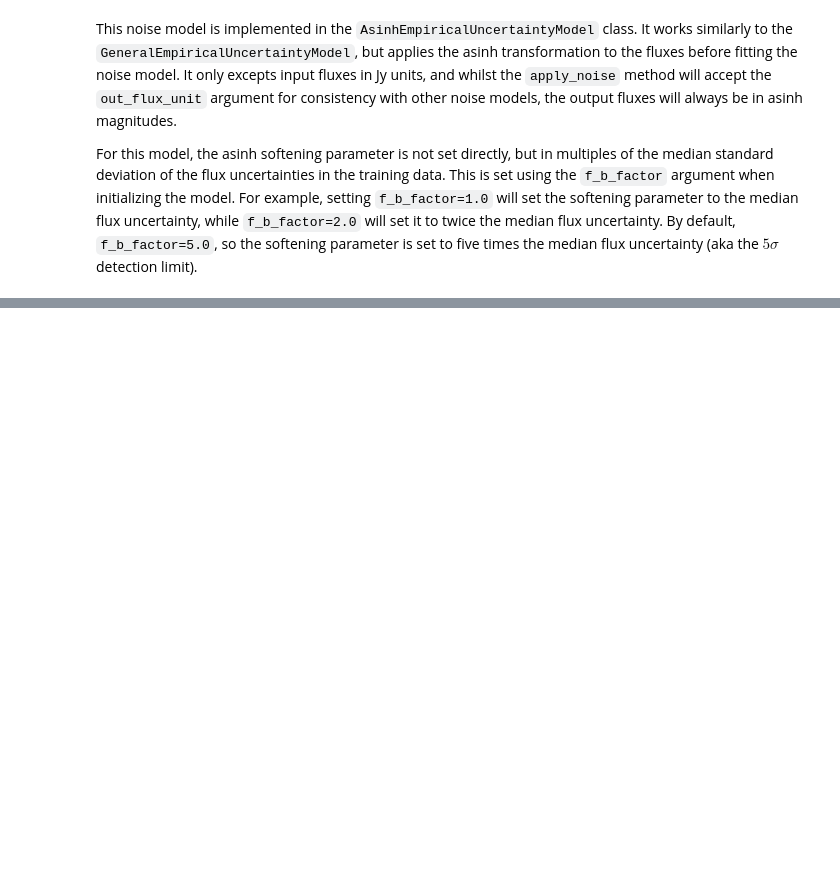
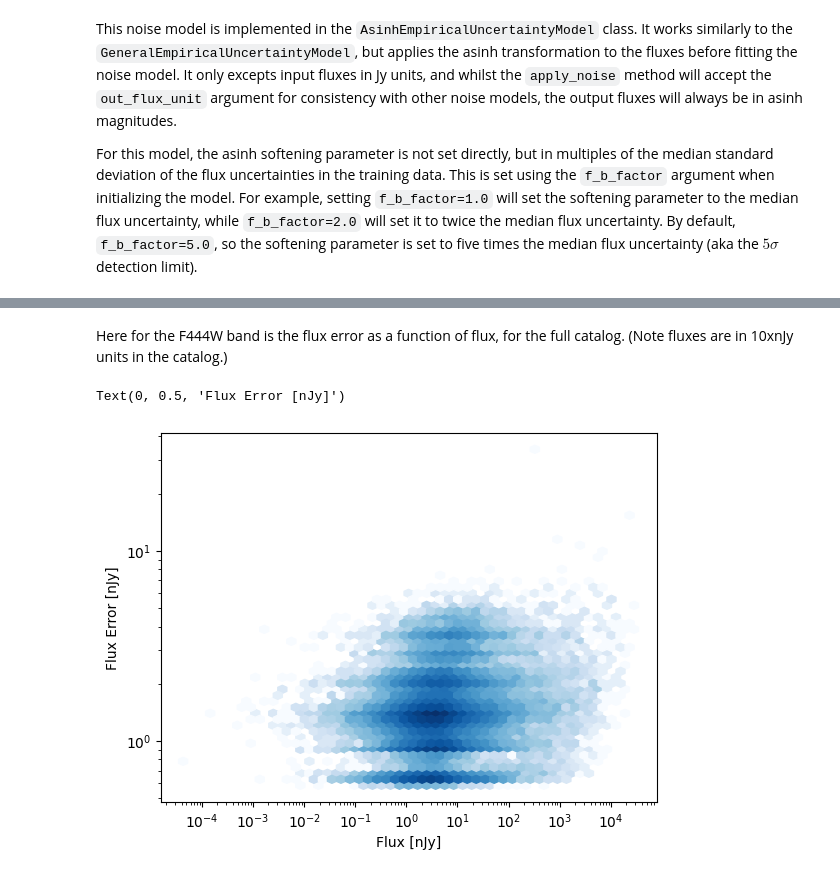
Before and after one commit to synthesizer-project/synference, a Jupyter notebook: docs/source/noise_modelling/noise_models.ipynb, the cells around one changed output, grey strips where cells are left out. Drawn from its saved outputs; the diff is of its cells as text; code cells hidden in the pictures; blank space fills up the shorter version.

```diff
--- a/docs/source/noise_modelling/noise_models.ipynb
+++ b/docs/source/noise_modelling/noise_models.ipynb
@@ -118,0 +149,22 @@ noise_model.plot()
+# %%
+from astropy.table import Table
+catalog = Table.read('UNCOVER_DR3_LW_D140_catalog.fits')
+# %% [markdown]
+Here for the F444W band is the flux error as a function of flux, for the full catalog. (Note fluxes are in 10xnJy units in the catalog.)
+# %%
+from matplotlib import pyplot as plt
+import numpy as np
+
+flux = list(catalog['f_f444w'].value)*10 * nJy
+flux_err = list(catalog['e_f444w'].value)*10 * nJy
+
+mask = (flux > 0) & (flux_err > 0)
+flux = flux[mask]
+flux_err = flux_err[mask]
+
+plt.hexbin(flux, flux_err, gridsize=50, cmap='Blues', mincnt=1, yscale='log', xscale='log', norm='log')
+plt.xlabel('Flux [nJy]')
+plt.ylabel('Flux Error [nJy]')
+# %% [output]
+Text(0, 0.5, 'Flux Error [nJy]')
+[figure, added]
```
Also changed, not shown: parts of 9 cells of this notebook, 2 other files.
